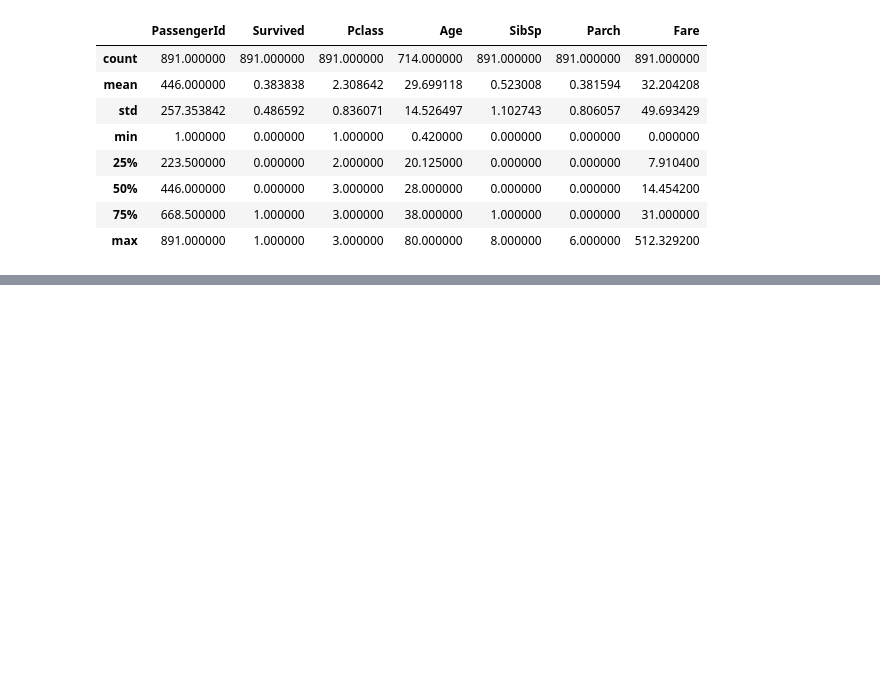
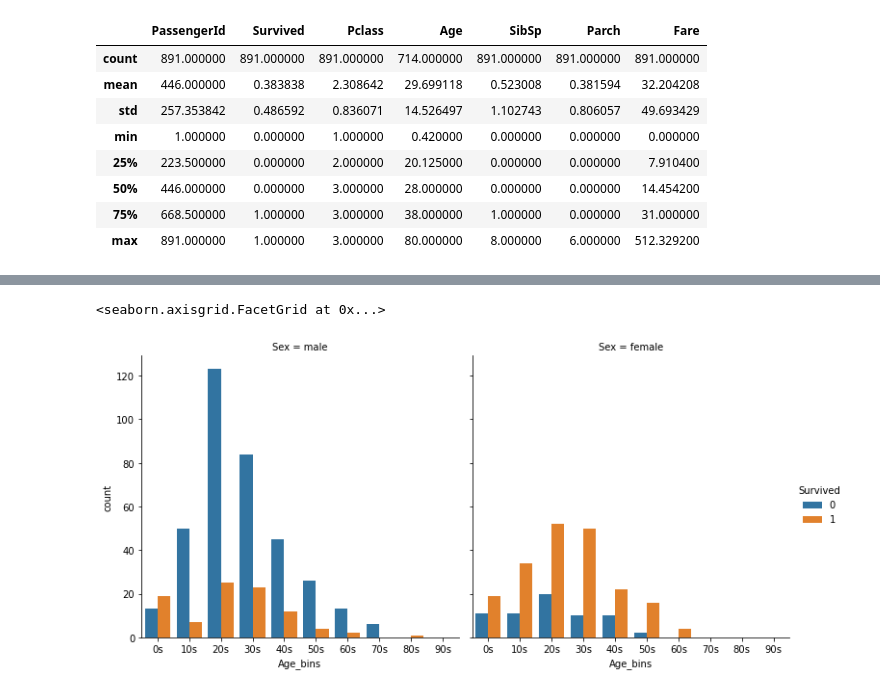
Before and after one commit to jennaguo/MSDS422_Practical_ML, a Jupyter notebook: Module 1_Titanic.ipynb, the cells around one changed output, grey strips where cells are left out. Saved outputs shown, nothing was run; the diff lists cells and outputs as text; code cells hidden in the pictures; blank space fills up the shorter version.

```diff
--- a/Module 1_Titanic.ipynb
+++ b/Module 1_Titanic.ipynb
@@ -64,0 +76,5 @@ plt.show()
+# %%
+sns.catplot(x='Age_bins',hue='Survived', col='Sex',kind='count',data=df2)
+# %% [output]
+<seaborn.axisgrid.FacetGrid at 0x...>
+[figure, added]
```
Also changed, not shown: parts of 7 cells of this notebook.
